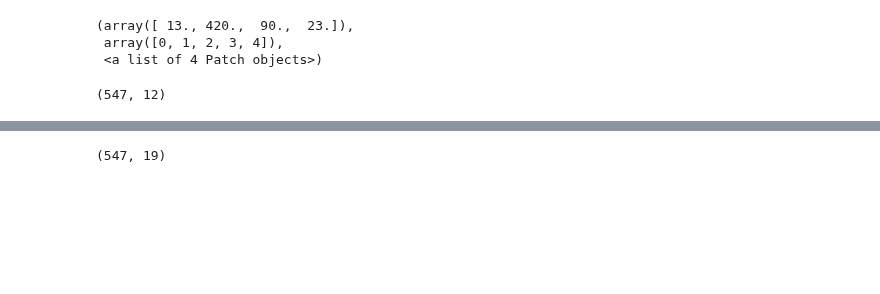
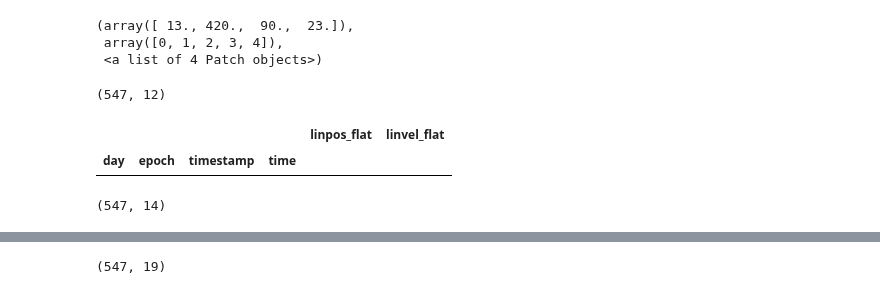
Before and after one commit to trevortknguyen/spykshrk_realtime, a Jupyter notebook: jupyter-notebooks/realtime_replay_matching.ipynb, the cells around one changed output, grey strips where cells are left out. Saved outputs shown, nothing was run; the diff lists cells and outputs as text; code cells hidden in the pictures; blank space fills up the shorter version.

```diff
--- a/jupyter-notebooks/realtime_replay_matching.ipynb
+++ b/jupyter-notebooks/realtime_replay_matching.ipynb
@@ -156,5 +154,7 @@ with pd.HDFStore(file_path, 'r') as store:
 # %%
 # get linear position for offline
+# TO DO: update for location of new linearized position files
+
 #### Define parameters
 rat_name = 'remy'
 day =  20     #previously:{'remy':[20], 'gus':[28], 'bernard':[23], 'fievel':[19]}
@@ -164,7 +164,10 @@ epoch = 2   # previously:{'remy':[4], 'gus':[2], 'bernard':[4], 'fievel':[2]}
 path_base = '/stelmo/mcoulter/'
 #path_base = '/mnt/vortex/mcoulter/'
 raw_directory = path_base + 'raw_data/' + rat_name + '/'
-linearization_path = path_base + 'maze_info/'
+# old linearization
+#linearization_path = path_base + 'maze_info/'
+# new linearization
+linearization_path = '/stelmo/mcoulter/raw_data/'
 day_ep = str(day) + '_' + str(epoch)
 
 #tetlist = None
@@ -208,6 +211,11 @@ arm_coords, _ = sungod_util.define_segment_coordinates(linear_pos_raw, track_seg
 #bin linear position
 binned_linear_pos, binned_arm_coords, pos_bins = sungod_util.bin_position_data(linear_pos_raw, arm_coords, pos_bin_size)
 
+# for using new linearization nodes
+binned_arm_coords[:,1] = 1+binned_arm_coords[:,1]
+print(binned_arm_coords)
+#pos_bin_delta = 1
+
 # Import ripples
 rips_tmp = datasrc.import_rips(linear_pos_raw, velthresh=4)
 rips = RippleTimes.create_default(rips_tmp,1)  # cast to rippletimes obj
@@ -519,11 +527,19 @@ off_post_sum_summary = pd.DataFrame(data=offline_posterior_sum_all,columns=('off
 off_post_sum_summary.shape
 # %% [output]
 (547, 12)
+# %%
+binned_linear_pos[binned_linear_pos['linpos_flat']==140]
+# %% [output]
+|  |  |  |  | linpos_flat | linvel_flat |
+| day | epoch | timestamp | time |  |  |
 # %%
 # running sum version for offline ripples - 50 msec running sum means 11 bins
 # offline posteriors, 150 uV threshold
 #offline arm ends 8, 25, 42, 59, 77, 94, 111, 128, 145
-arm_coords = [[0,8],[13,25],[30,42],[47,59],[65,77],[82,94],[99,111],[116,128],[133,145]]
+# old linearization
+#arm_coords = [[0,8],[13,25],[30,42],[47,59],[65,77],[82,94],[99,111],[116,128],[133,145]]
+# new linearization
+arm_coords = [[0,8],[13,25],[29,41],[45,57],[62,74],[78,90],[94,106],[111,123],[127,139]]
 
 summarize_all_rips_offline = True
 
@@ -541,9 +557,9 @@ for index, rip_timestamp in enumerate(matching_offline_rips['timestamp_x']):
     posterior_sum_array = np.zeros((sliding_window,9))
     short_ripple = False
     # to plot all ripples
-    #if summarize_all_rips_offline:
+    if summarize_all_rips_offline:
     # to plotting mis-match replays
-    if matching_offline_rips['lockout_num'][index:index+1].values in non_matching['realtime_rip'].values:
+    #if matching_offline_rips['lockout_num'][index:index+1].values in non_matching['realtime_rip'].values:
         #print(matching_offline_rips['lockout_num'][index:index+1].values)
         #print(rip_timestamp-30*300,rip_timestamp+30*300,index)
 
@@ -645,24 +661,26 @@ for index, rip_timestamp in enumerate(matching_offline_rips['timestamp_x']):
         offline_posterior_sum_all[index,12] = ripple_length
         offline_posterior_sum_all[index,13] = short_ripple
 
-        plt.figure(figsize=(12,5))
-        plt.title(f'Off rip {ripple_num}. RT rip {realtime_ripple_num} Arm {arm_max} {posterior_sum} Len {ripple_length}')
-        ax = (sns.heatmap(post_heatmap,vmin=0, vmax=0.7))
-        ax.hlines([145-10,145-27,145-44,145-61,145-79,145-96,145-113,145-130], lw=2, color='w',*ax.get_xlim())
-        ax.scatter(np.arange(0,posterior_to_plot.shape[0]),145-posterior_to_plot['linpos_flat'].values,s=2,alpha=1,color='cyan')
-        ax.vlines([ripple_times-posterior_to_plot.index[0]],lw=1,color='w',alpha=0.2,*ax.get_ylim())
+        #plt.figure(figsize=(12,5))
+        #plt.title(f'Off rip {ripple_num}. RT rip {realtime_ripple_num} Arm {arm_max} {posterior_sum} Len {ripple_length}')
+        #ax = (sns.heatmap(post_heatmap,vmin=0, vmax=0.7))
+        #ax.hlines([145-10,145-27,145-44,145-61,145-79,145-96,145-113,145-130], lw=2, color='w',*ax.get_xlim())
+        #ax.scatter(np.arange(0,posterior_to_plot.shape[0]),145-posterior_to_plot['linpos_flat'].values,s=2,alpha=1,color='cyan')
+        #ax.vlines([ripple_times-posterior_to_plot.index[0]],lw=1,color='w',alpha=0.2,*ax.get_ylim())
 
         # final step: save the figure
-        plt.savefig(f'/stelmo/mcoulter/posterior_plots_by_ripple/remy_20_2_offline_2_20_rip_nonmatching_{ripple_num}_real_rip_{realtime_ripple_num}_timestamp_{rip_timestamp}.jpg')
+        #plt.savefig(f'/stelmo/mcoulter/posterior_plots_by_ripple/remy_20_2_offline_2_20_rip_nonmatching_{ripple_num}_real_rip_{realtime_ripple_num}_timestamp_{rip_timestamp}.jpg')
 
 # convert offline_posterior_sum_all array to pandas
 # only run this first time through - not with non-matching
 
-#off_post_sum_summary = pd.DataFrame(data=offline_posterior_sum_all,columns=('offline_rip','realtime_rip',
-#                                                                            'off_max_arm','box','arm1','arm2',
-#                                                                            'arm3','arm4','arm5','arm6',
-#                                                                            'arm7','arm8',
-#                                                                            'rip_length','short_rip'))
+off_post_sum_summary = pd.DataFrame(data=offline_posterior_sum_all,columns=('offline_rip','realtime_rip',
+                                                                            'off_max_arm','box','arm1','arm2',
+                                                                            'arm3','arm4','arm5','arm6',
+                                                                            'arm7','arm8',
+                                                                            'rip_length','short_rip'))
 
-#off_post_sum_summary.shape
+off_post_sum_summary.shape
+# %% [output]
+(547, 14)
 # %%
```
Also changed, not shown: parts of 8 cells of this notebook.
